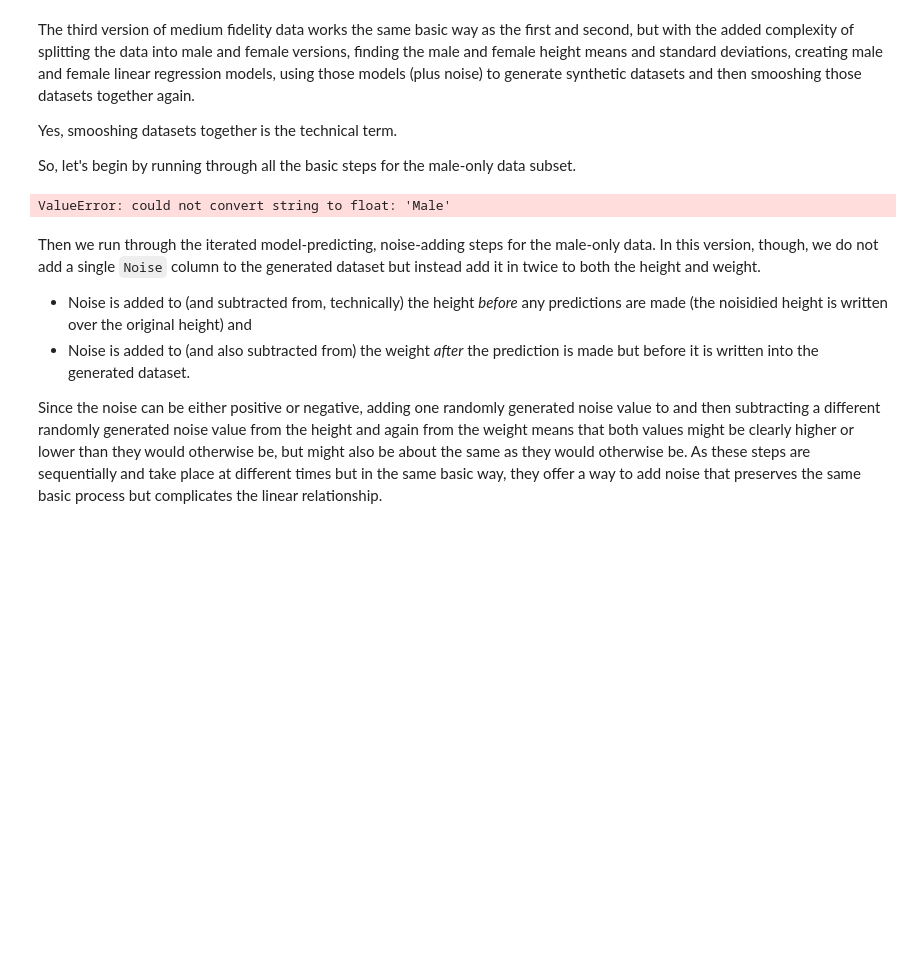
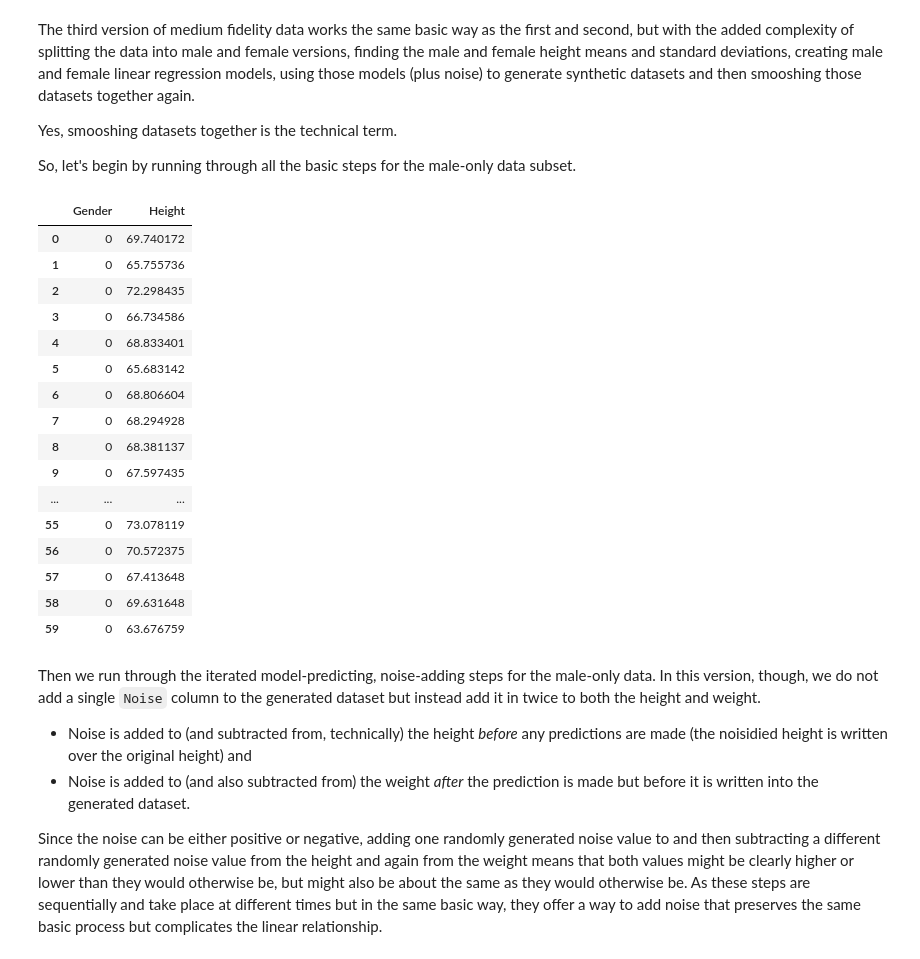
Before and after one commit to UKDataServiceOpen/Synthetic-Data, a Jupyter notebook: 2026/CodeDemo-Basics.ipynb, the cells around one changed output. Drawn from its saved outputs; the diff is of its cells as text; code cells hidden in the pictures; blank space fills up the shorter version.

```diff
--- a/2026/CodeDemo-Basics.ipynb
+++ b/2026/CodeDemo-Basics.ipynb
@@ -897,30 +897,44 @@ Yes, smooshing datasets together is the technical term.
 
 So, let's begin by running through all the basic steps for the male-only data subset.
 # %%
-males_numerical = h_w_males                                # Copy the male-only data subset we used back in visualisatons
-males_numerical['Gender'].replace('Male',0, inplace=True)  # and convert the categorical variable strings to numerical.
+males_numerical = h_w_males                                                            # Copy the male-only data subset we used back in visualisatons
+males_numerical['Gender'] = males_numerical['Gender'].replace('Male',0, inplace=True)  # and convert the categorical variable strings to numerical.
 
-m_h_mean = males_numerical["Height"].mean()                # Save the male-only mean and standard deviation for height
+m_h_mean = males_numerical["Height"].mean()                                            # Save the male-only mean and standard deviation for height
 m_h_std = males_numerical["Height"].std()
-m_h_min = males_numerical["Height"].min()                  # Also save the male-only minimum height and weight for
-m_w_min = males_numerical["Weight"].min()                  # a later sense check
+m_h_min = males_numerical["Height"].min()                                              # Also save the male-only minimum height and weight for
+m_w_min = males_numerical["Weight"].min()                                              # a later sense check
 
-m_h_array = males_numerical.iloc[:, :-1].values            # Convert the Gender and Height columns into one array
-m_w_array = males_numerical.iloc[:, 2].values              # and then the Weight column into another array.
+m_h_array = males_numerical.iloc[:, :-1].values                                        # Convert the Gender and Height columns into one array
+m_w_array = males_numerical.iloc[:, 2].values                                          # and then the Weight column into another array.
 
 
-males_model = LinearRegression().fit(m_h_array, m_w_array) # Make a linear regression model from the male arrays.
+males_model = LinearRegression().fit(m_h_array, m_w_array)                             # Make a linear regression model from the male arrays.
 
-med_fidelity_m_noise = {"Gender": ([0] * 60),                      # We create another dictionary. Again, a useful name.
-                "Height": np.random.normal(m_h_mean, m_h_std, 60), # fill height with normal distribution around
-                "Weight":('null')}                                 # male-only mean and standard deviation.
+med_fidelity_m_noise = {"Gender": ([0] * 60),                                         # We create another dictionary. Again, a useful name.
+                "Height": np.random.normal(m_h_mean, m_h_std, 60)}                    # fill height with normal distribution around male-only mean and standard deviation.
 
-med_fidelity_m_noise = pd.DataFrame(med_fidelity_m_noise)            # Convert the dictionary to a data frame
+med_fidelity_m_noise = pd.DataFrame(med_fidelity_m_noise)                             # Convert the dictionary to a data frame
 
-#med_fidelity_m_noise                                               # You need to remove the '#' at the start of this line
-                                                                     # if you want to check it.
+med_fidelity_m_noise                                                                  # Check it
 # %% [output]
-ValueError: could not convert string to float: 'Male'
+|  | Gender | Height |
+| 0 | 0 | 69.740172 |
+| 1 | 0 | 65.755736 |
+| 2 | 0 | 72.298435 |
+| 3 | 0 | 66.734586 |
+| 4 | 0 | 68.833401 |
+| 5 | 0 | 65.683142 |
+| 6 | 0 | 68.806604 |
+| 7 | 0 | 68.294928 |
+| 8 | 0 | 68.381137 |
+| 9 | 0 | 67.597435 |
+| ... | ... | ... |
+| 55 | 0 | 73.078119 |
+| 56 | 0 | 70.572375 |
+| 57 | 0 | 67.413648 |
+| 58 | 0 | 69.631648 |
+| 59 | 0 | 63.676759 |
 # %% [markdown]
 Then we run through the iterated model-predicting, noise-adding steps for the male-only data. In this version, though, we do not add a single `Noise` column to the generated dataset but instead add it in twice to both the height and weight.
 * Noise is added to (and subtracted from, technically) the height *before* any predictions are made (the noisidied height is written over the original height) and
```
Also changed, not shown: parts of 5 cells of this notebook.
